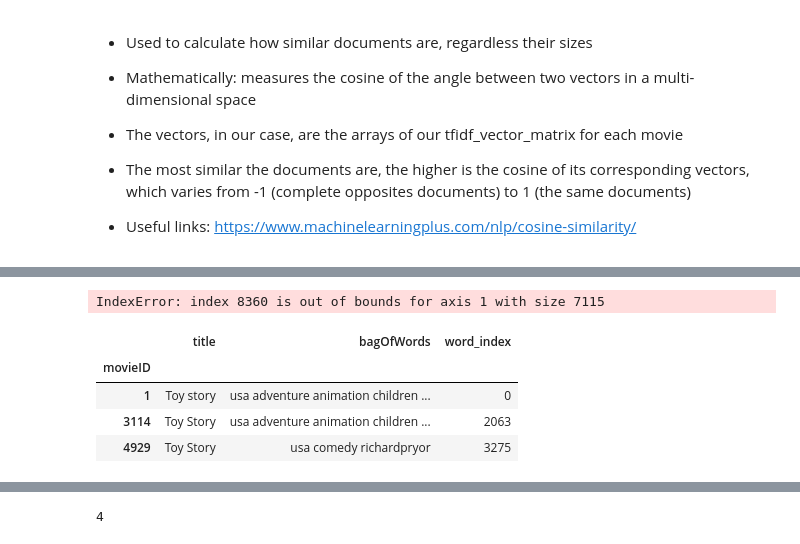
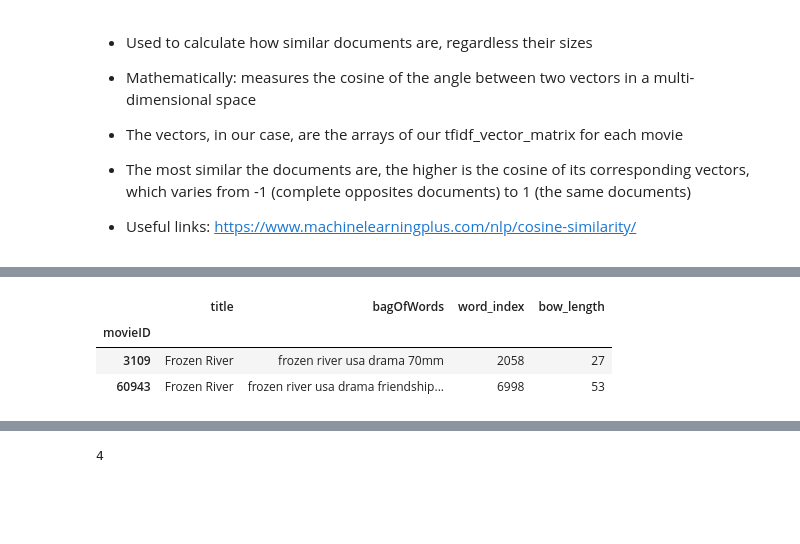
Before and after one commit to peulsilva/movie-recommendation, a Jupyter notebook: notebooks/content-based-filtering/01-data_analysis.ipynb, the cells around one changed output, grey strips where cells are left out. Drawn from its saved outputs; the diff is of its cells as text; code cells hidden in the pictures; blank space fills up the shorter version.

Commit message:
recommendation per movie

```diff
--- a/notebooks/content-based-filtering/01-data_analysis.ipynb
+++ b/notebooks/content-based-filtering/01-data_analysis.ipynb
@@ -483,18 +495,7 @@ array([4055, 1818, 3947, ..., 3274, 5114, 4306], dtype=int64)
-# %%
-similarity[4306,8360]
-# %% [output]
-IndexError: index 8360 is out of bounds for axis 1 with size 7115
 # %%
-toy_story = merged_df['title']\
-    .str\
-    .lower()\
-    .str\
-    .contains("toy story")
-
-merged_df[toy_story]
+merged_df[merged_df['title'].str.contains("Frozen")]
 # %% [output]
-|  | title | bagOfWords | word_index |
-| movieID |  |  |  |
-| 1 | Toy story | usa adventure animation children ... | 0 |
-| 3114 | Toy Story | usa adventure animation children ... | 2063 |
-| 4929 | Toy Story | usa comedy richardpryor | 3275 |
+|  | title | bagOfWords | word_index | bow_length |
+| movieID |  |  |  |  |
+| 3109 | Frozen River | frozen river usa drama 70mm | 2058 | 27 |
+| 60943 | Frozen River | frozen river usa drama friendship... | 6998 | 53 |
```
Also changed, not shown: parts of 24 cells of this notebook.
